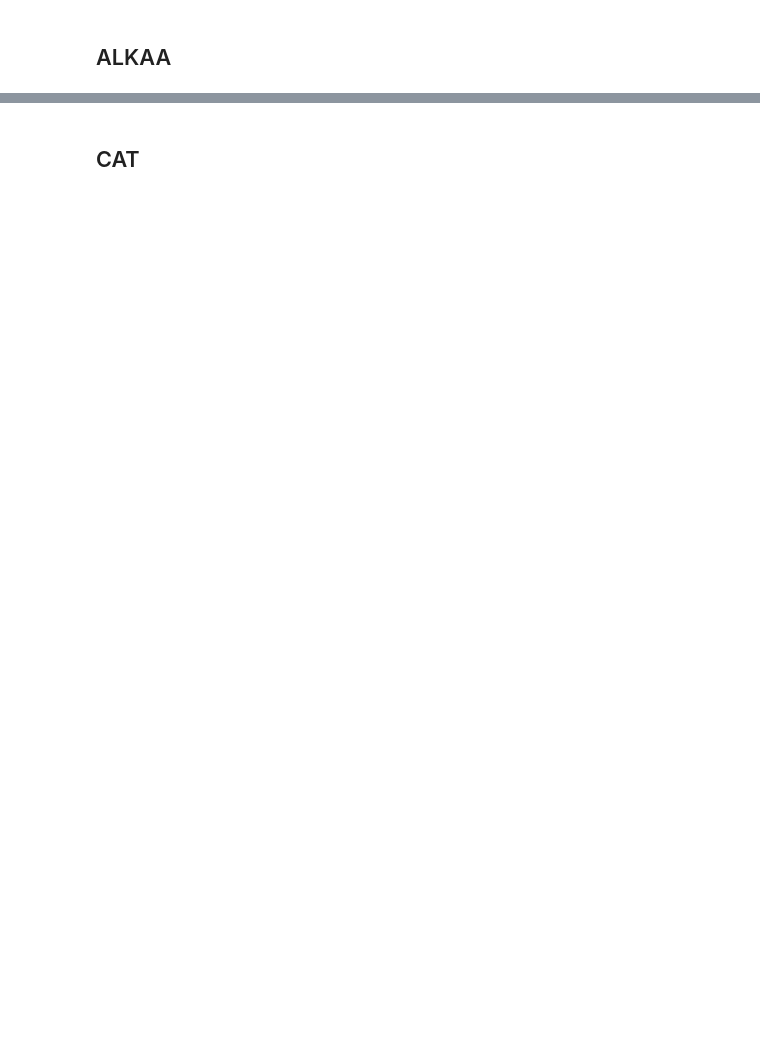
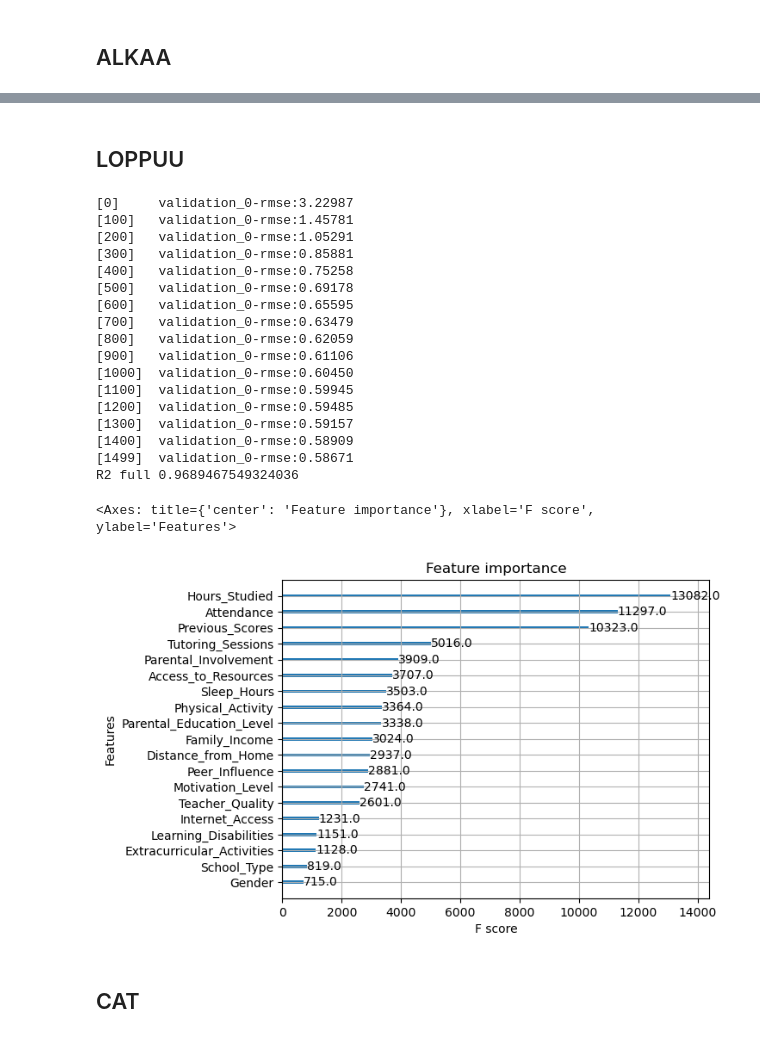
Before and after one commit to joona111/TIES4600, a Jupyter notebook: students.ipynb, the cells around one changed output, grey strips where cells are left out. Saved outputs shown, nothing was run; the diff lists cells and outputs as text; code cells hidden in the pictures; blank space fills up the shorter version.

```diff
--- a/students.ipynb
+++ b/students.ipynb
@@ -295,23 +199,45 @@ sns.boxplot(data=students,x="Sleep_Hours",y="Exam_Score",ax=axs[0,2],hue="outlie
+# %% [markdown]
+## LOPPUU
 # %%
-X,y = load_data()
-y=np.log(y)
-categorical_columns = X.select_dtypes(include="object").columns.tolist()
-X[categorical_columns] = X[categorical_columns].astype("category")
-X_train,X_test,y_train,y_test = train_test_split(X,y,test_size=0.3,random_state=42,shuffle=True)
-X_test,X_validation,y_test,y_validation = train_test_split(X_test,y_test,test_size=0.5,random_state=42)
-model = XGBRegressor(n_estimators=1500,learning_rate=0.02,enable_categorical=True,reg_lambda=10,random_state=42,early_stopping_rounds = 50)
-model.fit(X_train,y_train,eval_set=[(X_validation,y_validation)],verbose=100)
-preds = model.predict(X_test)
+# X,y = load_data()
+# #y=np.log(y)
+# categorical_columns = X.select_dtypes(include="object").columns.tolist()
+# X[categorical_columns] = X[categorical_columns].astype("category")
+# X_train,X_test,y_train,y_test = train_test_split(X,y,test_size=0.3,random_state=42,shuffle=True)
+# X_test,X_validation,y_test,y_validation = train_test_split(X_test,y_test,test_size=0.5,random_state=42)
+# model = XGBRegressor(n_estimators=1500,learning_rate=0.02,enable_categorical=True,reg_lambda=10,random_state=42,early_stopping_rounds = 50)
+# model.fit(X_train,y_train,eval_set=[(X_validation,y_validation)],verbose=100)
+# preds = model.predict(X_test)
 
-resid = preds-y_test
-r2 = r2_score(y_test,preds)
+# resid = preds-y_test
+# r2 = r2_score(y_test,preds)
 
 
-print(f'R2 full {r2} ')
+# print(f'R2 full {r2} ')
 
-resid = y_test-preds
-xgboost.plot_importance(model)
-#sns.scatterplot(x=preds,y=y_test,hue  =resid)
+# resid = y_test-preds
+# xgboost.plot_importance(model)
+# #sns.scatterplot(x=preds,y=y_test,hue  =resid)
+# %% [output]
+[0]     validation_0-rmse:3.22987
+[100]   validation_0-rmse:1.45781
+[200]   validation_0-rmse:1.05291
+[300]   validation_0-rmse:0.85881
+[400]   validation_0-rmse:0.75258
+[500]   validation_0-rmse:0.69178
+[600]   validation_0-rmse:0.65595
+[700]   validation_0-rmse:0.63479
+[800]   validation_0-rmse:0.62059
+[900]   validation_0-rmse:0.61106
+[1000]  validation_0-rmse:0.60450
+[1100]  validation_0-rmse:0.59945
+[1200]  validation_0-rmse:0.59485
+[1300]  validation_0-rmse:0.59157
+[1400]  validation_0-rmse:0.58909
+[1499]  validation_0-rmse:0.58671
+R2 full 0.9689467549324036
+<Axes: title={'center': 'Feature importance'}, xlabel='F score', ylabel='Features'>
+[figure, added]
 # %% [markdown]
 ## CAT
 # %%
```
Also changed, not shown: parts of 13 cells of this notebook.
